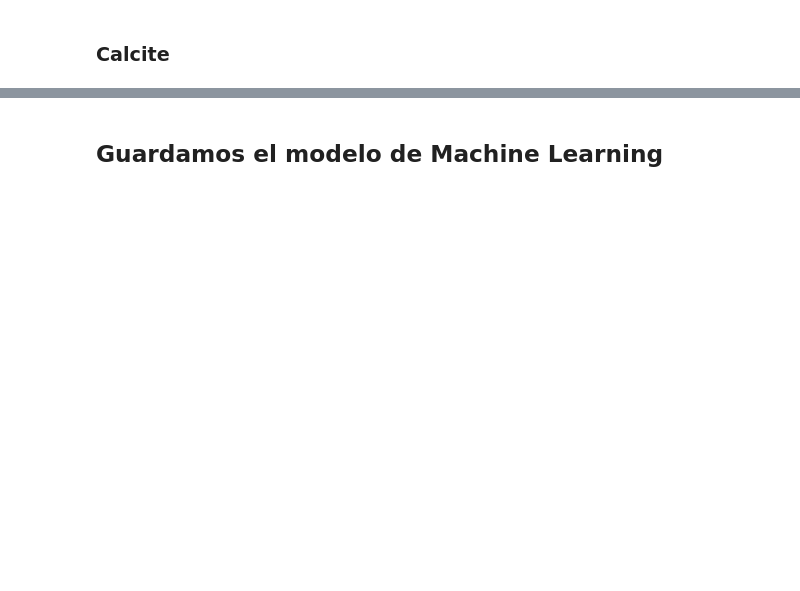
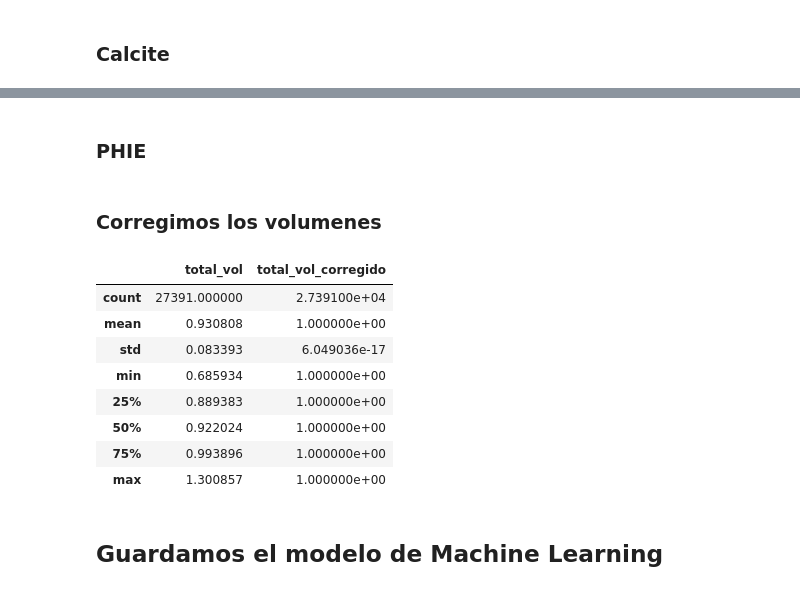
Before and after one commit to Vikorimperator/CPE, a Jupyter notebook: notebooks/cpe-3.1-vmgv-ML_QELAN.ipynb, the cells around one changed output, grey strips where cells are left out. Cells and saved outputs as stored; diff of their text form; code cells hidden in the pictures; blank space fills up the shorter version.

Commit message:
Se crearon libretas para la evaluacion de cpe

```diff
--- a/notebooks/cpe-3.1-vmgv-ML_QELAN.ipynb
+++ b/notebooks/cpe-3.1-vmgv-ML_QELAN.ipynb
@@ -42,7 +49,7 @@ Valores únicos en la columna 'wellname': Caparroso-71, Caparroso-75, Pijije-101
 # %%
 # Seleccionamos el pozo/los pozos de interes
-key_wells_lst = ["Caparroso-75"]
+key_wells_lst = ["Pijije-111"]
 # Creamos el DataFrame key_well con la informacion de interes
-key_well = pijije_df[pijije_df["wellname"].isin(key_wells_lst)].copy()
+key_well = cpe_df[cpe_df["wellname"].isin(key_wells_lst)].copy()
 # %% [markdown]
 ## Machine Learning
@@ -109,10 +169,8 @@ Random forest train/test RMSE:  0.965/2.410
 # %% [markdown]
 ### Calcite
 # %%
-# Definimos las columnas de interes
-key_well_tops = ["cretacico", "jurasico"]
-features = ["gr", "rp", "rhob", "nphi"]
-target = ["dtco"]
+# Definimos el target de interes
+target = ["calcite_qe"]
 
 # Creamos un DataFrame con la informacion necesario para el modelo de Machine Learning
 key_well_df_ml = key_well[features + target + key_well_tops].copy()
@@ -145,6 +206,6 @@ print(f'Random forest train/test RMSE: {rf_train: .3f}/{rf_test:.3f}')
 # %%
 # Creamos el DataFrame predict_well con la informacion del pozo de interes
-predict_well = pijije_df[pijije_df["wellname"] == well_target].copy()
+predict_well = cpe_df[cpe_df["wellname"] == well_target].copy()
 predict_well = predict_well[["wellname", "md"] + features + key_well_tops]
 predict_well.dropna(inplace=True)
 
@@ -158,5 +219,4 @@ y_pred_well_log = rf_regressor.predict(predict_well_ml)
 predict_well[target[0] +"_syn"] = y_pred_well_log
 
 # Guardamos la curva en el dataset del pozo objetivo
-qe_df = predict_well.copy()
 qe_df[target[0] +"_syn"] = predict_well[target[0] +"_syn"]
@@ -162,0 +419,17 @@ qe_df[target[0] +"_syn"] = predict_well[target[0] +"_syn"]
+# %%
+# Creamos el DataFrame predict_well con la informacion del pozo de interes
+predict_well = cpe_df[cpe_df["wellname"] == well_target].copy()
+predict_well = predict_well[["wellname", "md"] + features + key_well_tops]
+predict_well.dropna(inplace=True)
+
+# Creamos un DataFrame con la informacion para predecir
+predict_well_ml = predict_well[features + key_well_tops].copy()
+
+# Aplicamos el modelo para generar el registro sintetico
+y_pred_well_log = rf_regressor.predict(predict_well_ml)
+
+# Creamos la columna del registro sintetico
+predict_well[target[0] +"_syn"] = y_pred_well_log
+
+# Guardamos la curva en el dataset del pozo objetivo
+qe_df[target[0] +"_syn"] = predict_well[target[0] +"_syn"]
@@ -162,0 +487,2 @@ qe_df[target[0] +"_syn"] = predict_well[target[0] +"_syn"]
+# %% [markdown]
+### PHIE
@@ -163,3 +538,29 @@ qe_df[target[0] +"_syn"] = predict_well[target[0] +"_syn"]
+# %% [markdown]
+### Corregimos los volumenes
+# %%
+# Creamos una columa con la suma de todos las variables volumetricas
+qe_df["total_vol"] = qe_df["illite_qe_syn"] + qe_df["calcite_qe_syn"] + qe_df["dolomite_qe_syn"] + qe_df["bound water_qe_syn"] + qe_df["uoil_qe_syn"] + qe_df["uwater_qe_syn"]
+
+# Calculamos la diferencia necesaria para alcanzar la unidad
+diferencia = 1 - qe_df["total_vol"]
+
+# Sumamos la diferencia a uwater y creamos una columna uwater corregido
+qe_df["calcite_qe_corregido"] = qe_df["calcite_qe_syn"] + diferencia
+
+# Creamos una columna con la suma de todas las variables volumetricas corregidas
+qe_df["total_vol_corregido"] = qe_df["illite_qe_syn"] + qe_df["calcite_qe_corregido"] + qe_df["dolomite_qe_syn"] + qe_df["bound water_qe_syn"] + qe_df["uoil_qe_syn"] + qe_df["uwater_qe_syn"]
+
+qe_df[["total_vol","total_vol_corregido"]].describe()
+# %% [output]
+|  | total_vol | total_vol_corregido |
+| count | 27391.000000 | 2.739100e+04 |
+| mean | 0.930808 | 1.000000e+00 |
+| std | 0.083393 | 6.049036e-17 |
+| min | 0.685934 | 1.000000e+00 |
+| 25% | 0.889383 | 1.000000e+00 |
+| 50% | 0.922024 | 1.000000e+00 |
+| 75% | 0.993896 | 1.000000e+00 |
+| max | 1.300857 | 1.000000e+00 |
 # %% [markdown]
 ## Guardamos el modelo de Machine Learning
 # %%
```
Also changed, not shown: parts of 28 cells of this notebook, 1 other file.
